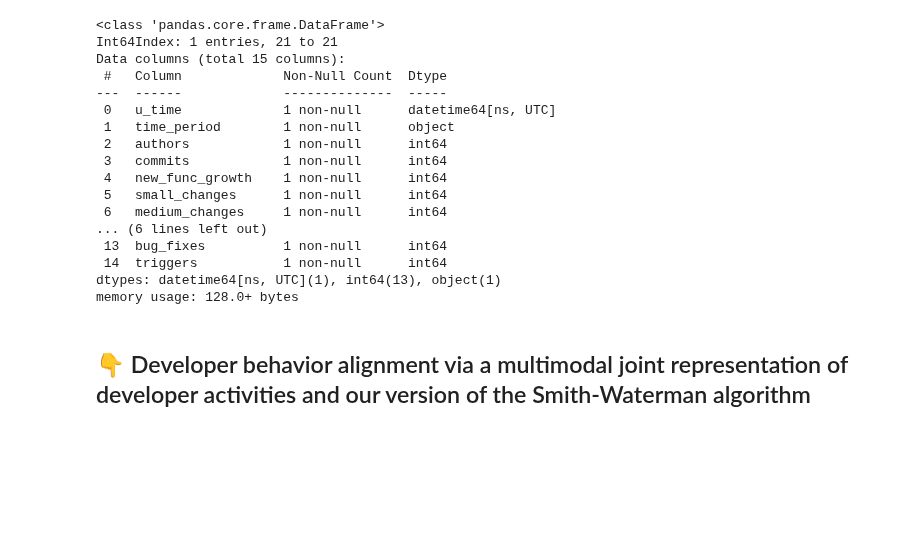
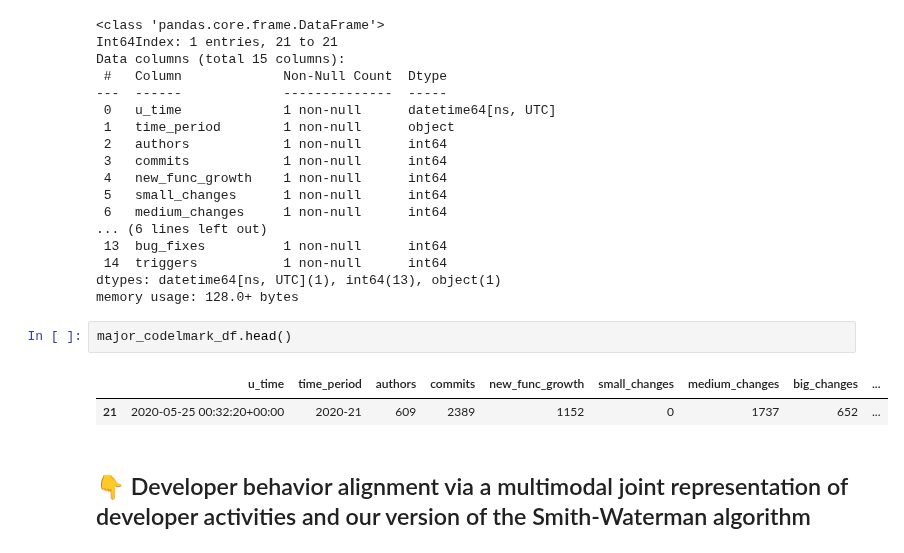
Before and after one commit to SRI-CSL/signal-public, a Jupyter notebook: demo/04_code_landmarks_detection.ipynb, the cells around one changed output. Cells and saved outputs as stored; diff of their text form; blank space fills up the shorter version.

```diff
--- a/demo/04_code_landmarks_detection.ipynb
+++ b/demo/04_code_landmarks_detection.ipynb
@@ -192,6 +199,11 @@ Data columns (total 15 columns):
  14  triggers           1 non-null      int64
 dtypes: datetime64[ns, UTC](1), int64(13), object(1)
 memory usage: 128.0+ bytes
+# %%
+major_codelmark_df.head()
+# %% [output]
+|  | u_time | time_period | authors | commits | new_func_growth | small_changes | medium_changes | big_changes | ... |
+| 21 | 2020-05-25 00:32:20+00:00 | 2020-21 | 609 | 2389 | 1152 | 0 | 1737 | 652 | ... |
 # %% [markdown]
 ## &#128071; Developer behavior alignment via a multimodal joint representation of developer activities and our version of the Smith-Waterman algorithm
 # %%
```
Also changed, not shown: parts of 2 cells of this notebook.
